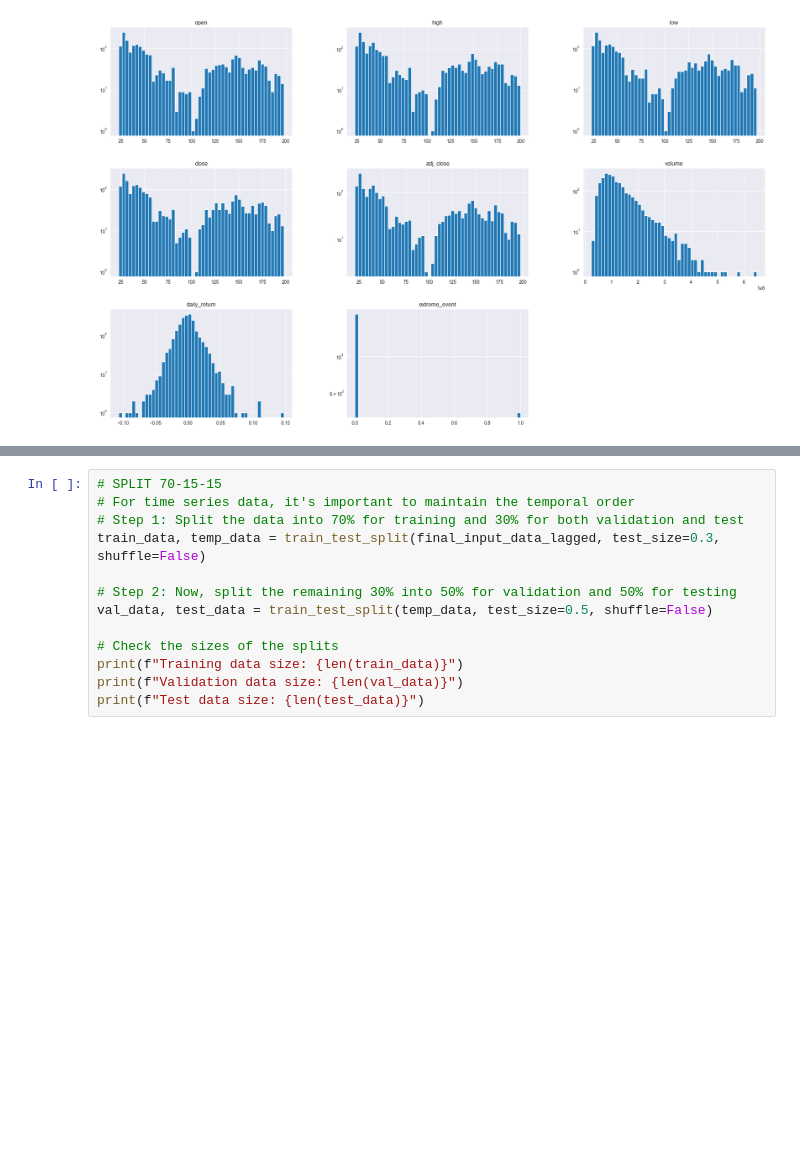
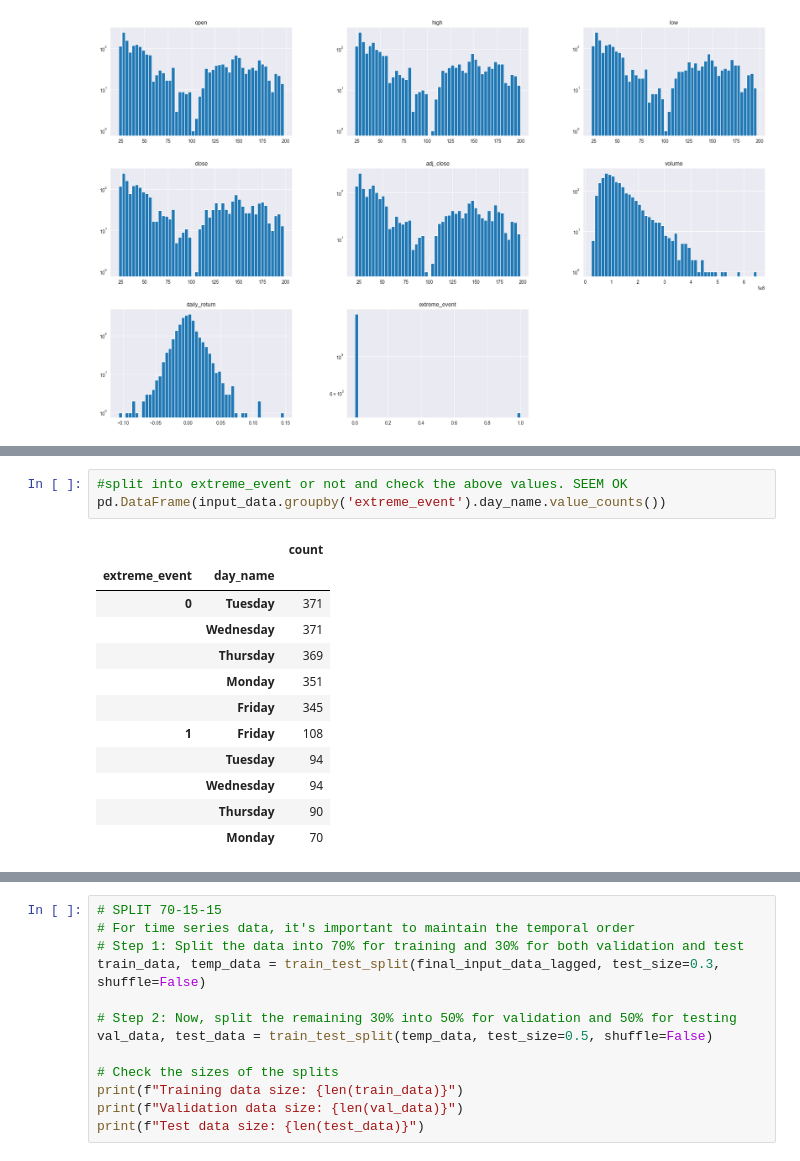
Before and after one commit to agerom/aic2_assignment, a Jupyter notebook: eda.ipynb, the cells around one changed output, grey strips where cells are left out. Cells and saved outputs as stored; diff of their text form; blank space fills up the shorter version.

```diff
--- a/eda.ipynb
+++ b/eda.ipynb
@@ -287,2 +359,18 @@ dtype: object
+# %%
+#split into extreme_event or not and check the above values. SEEM OK
+pd.DataFrame(input_data.groupby('extreme_event').day_name.value_counts())
+# %% [output]
+|  |  | count |
+| extreme_event | day_name |  |
+| 0 | Tuesday | 371 |
+|  | Wednesday | 371 |
+|  | Thursday | 369 |
+|  | Monday | 351 |
+|  | Friday | 345 |
+| 1 | Friday | 108 |
+|  | Tuesday | 94 |
+|  | Wednesday | 94 |
+|  | Thursday | 90 |
+|  | Monday | 70 |
 # %%
 #what day is the extreme events usually?
```
Also changed, not shown: parts of 10 cells of this notebook, 1 other file.
